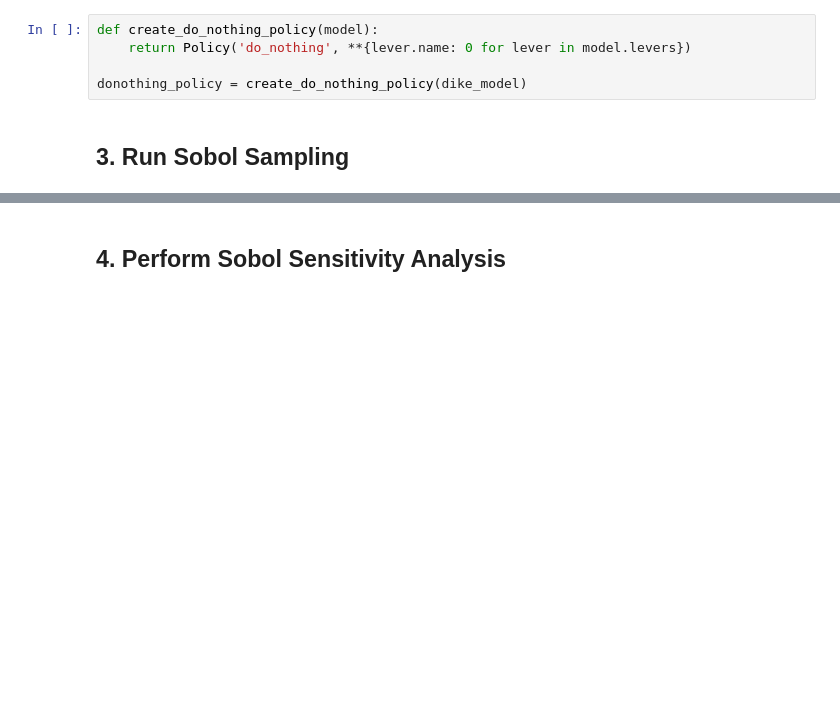
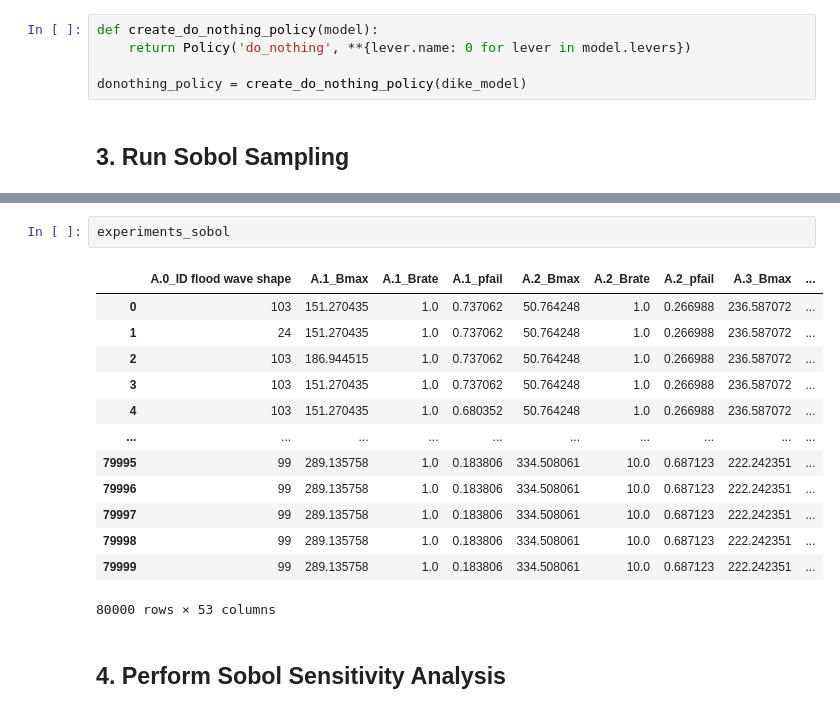
Before and after one commit to DvdhEPA/EMAworkbench, a Jupyter notebook: final assignment/Global sensitivity analysis.ipynb, the cells around one changed output, grey strips where cells are left out. Saved outputs shown, nothing was run; the diff lists cells and outputs as text; blank space fills up the shorter version.

```diff
--- a/final assignment/Global sensitivity analysis.ipynb
+++ b/final assignment/Global sensitivity analysis.ipynb
@@ -72,3 +121,19 @@ experiments_sobol, outcomes_sobol = run_sobol_experiments(dike_model, donothing_
+# %%
+experiments_sobol
+# %% [output]
+|  | A.0_ID flood wave shape | A.1_Bmax | A.1_Brate | A.1_pfail | A.2_Bmax | A.2_Brate | A.2_pfail | A.3_Bmax | ... |
+| 0 | 103 | 151.270435 | 1.0 | 0.737062 | 50.764248 | 1.0 | 0.266988 | 236.587072 | ... |
+| 1 | 24 | 151.270435 | 1.0 | 0.737062 | 50.764248 | 1.0 | 0.266988 | 236.587072 | ... |
+| 2 | 103 | 186.944515 | 1.0 | 0.737062 | 50.764248 | 1.0 | 0.266988 | 236.587072 | ... |
+| 3 | 103 | 151.270435 | 1.0 | 0.737062 | 50.764248 | 1.0 | 0.266988 | 236.587072 | ... |
+| 4 | 103 | 151.270435 | 1.0 | 0.680352 | 50.764248 | 1.0 | 0.266988 | 236.587072 | ... |
+| ... | ... | ... | ... | ... | ... | ... | ... | ... | ... |
+| 79995 | 99 | 289.135758 | 1.0 | 0.183806 | 334.508061 | 10.0 | 0.687123 | 222.242351 | ... |
+| 79996 | 99 | 289.135758 | 1.0 | 0.183806 | 334.508061 | 10.0 | 0.687123 | 222.242351 | ... |
+| 79997 | 99 | 289.135758 | 1.0 | 0.183806 | 334.508061 | 10.0 | 0.687123 | 222.242351 | ... |
+| 79998 | 99 | 289.135758 | 1.0 | 0.183806 | 334.508061 | 10.0 | 0.687123 | 222.242351 | ... |
+| 79999 | 99 | 289.135758 | 1.0 | 0.183806 | 334.508061 | 10.0 | 0.687123 | 222.242351 | ... |
+80000 rows × 53 columns
 # %% [markdown]
 ## 4. Perform Sobol Sensitivity Analysis
 # %%
```
Also changed, not shown: parts of 15 cells of this notebook.
